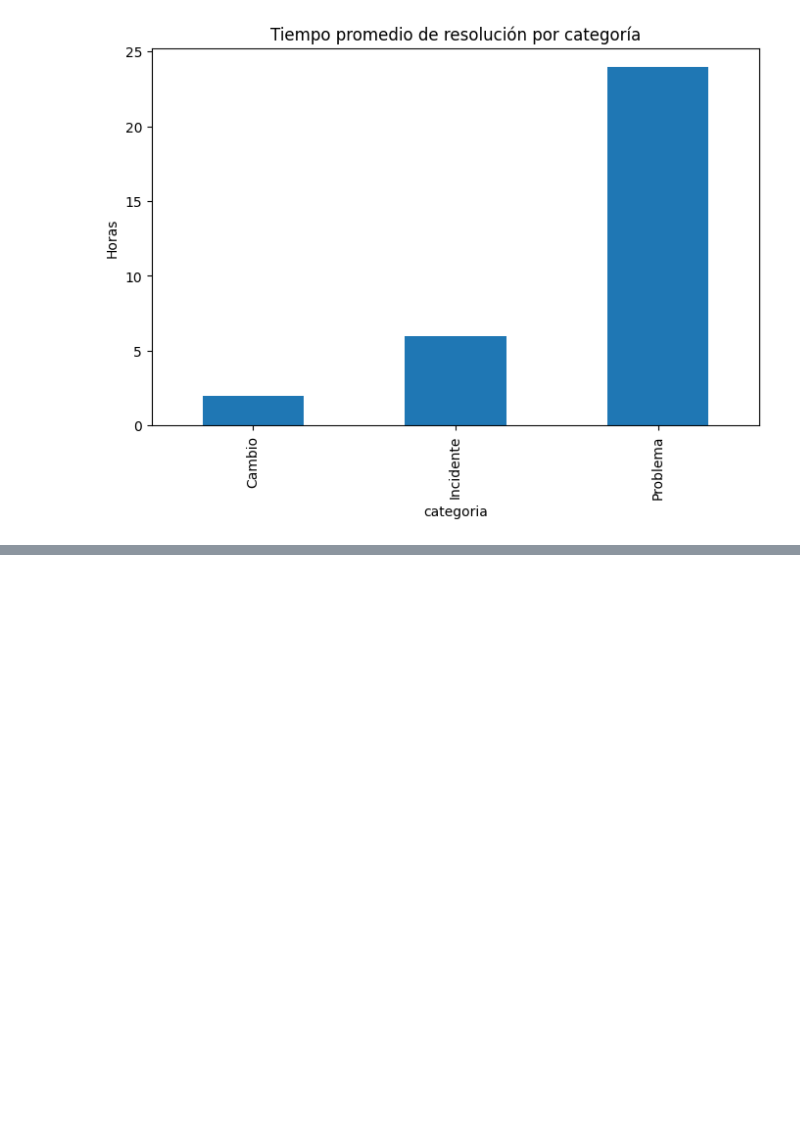
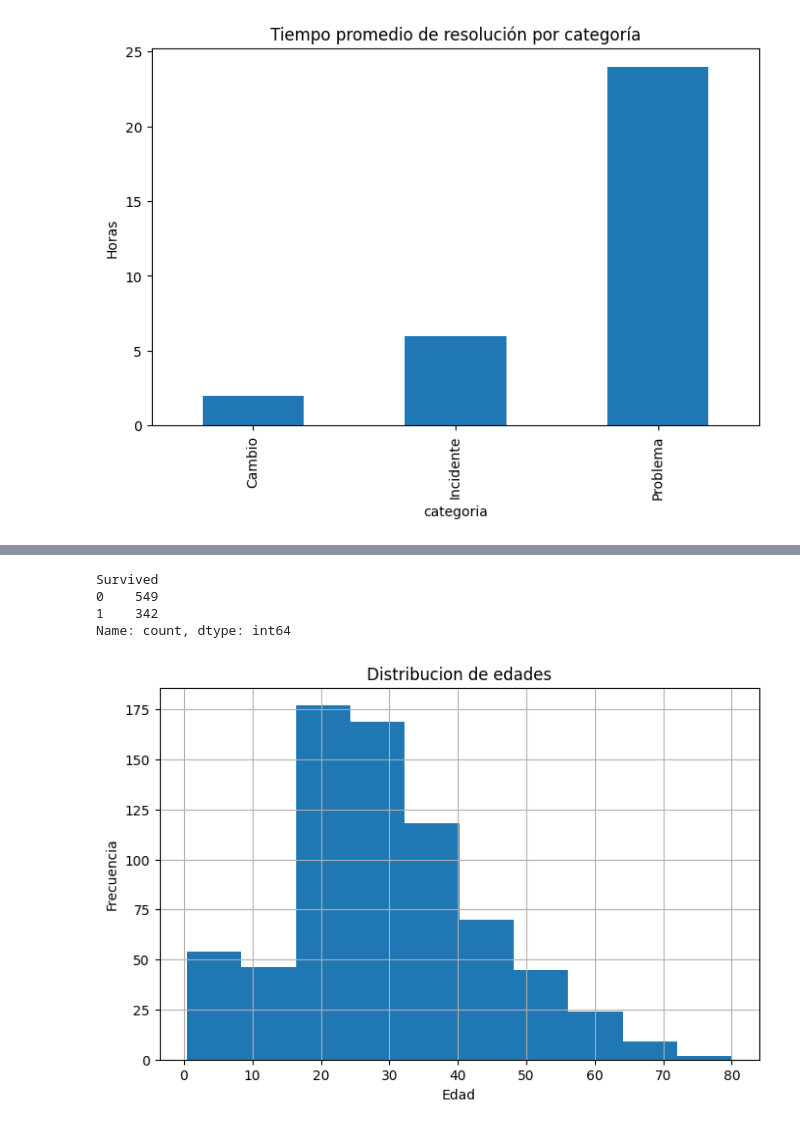
Before and after one commit to joseluisverag-hub/analisis-datos-ia, a Jupyter notebook: notebooks/01_exploracion.ipynb, the cells around one changed output, grey strips where cells are left out. Cells and saved outputs as stored; diff of their text form; code cells hidden in the pictures; blank space fills up the shorter version.

Commit message:
Agregar exploracion y limpieza inicial del dataset Titanic

```diff
--- a/notebooks/01_exploracion.ipynb
+++ b/notebooks/01_exploracion.ipynb
@@ -79,3 +79,8 @@ plt.ylabel("Horas")
 plt.show()
 # %% [output]
 [figure]
+# %%
+import pandas as pd
+
+df = pd.read_csv("../data/raw/titanic.csv")
+df.head()
@@ -81,0 +148,17 @@ plt.show()
+# %%
+df["Survived"].value_counts()
+# %% [output]
+Survived
+0    549
+1    342
+Name: count, dtype: int64
+# %%
+import matplotlib.pyplot as plt
+
+df["Age"].hist(figsize=(8,5))
+plt.title("Distribucion de edades")
+plt.xlabel("Edad")
+plt.ylabel("Frecuencia")
+plt.show()
+# %% [output]
+[figure, added]
```
Also changed, not shown: parts of 31 cells of this notebook.
